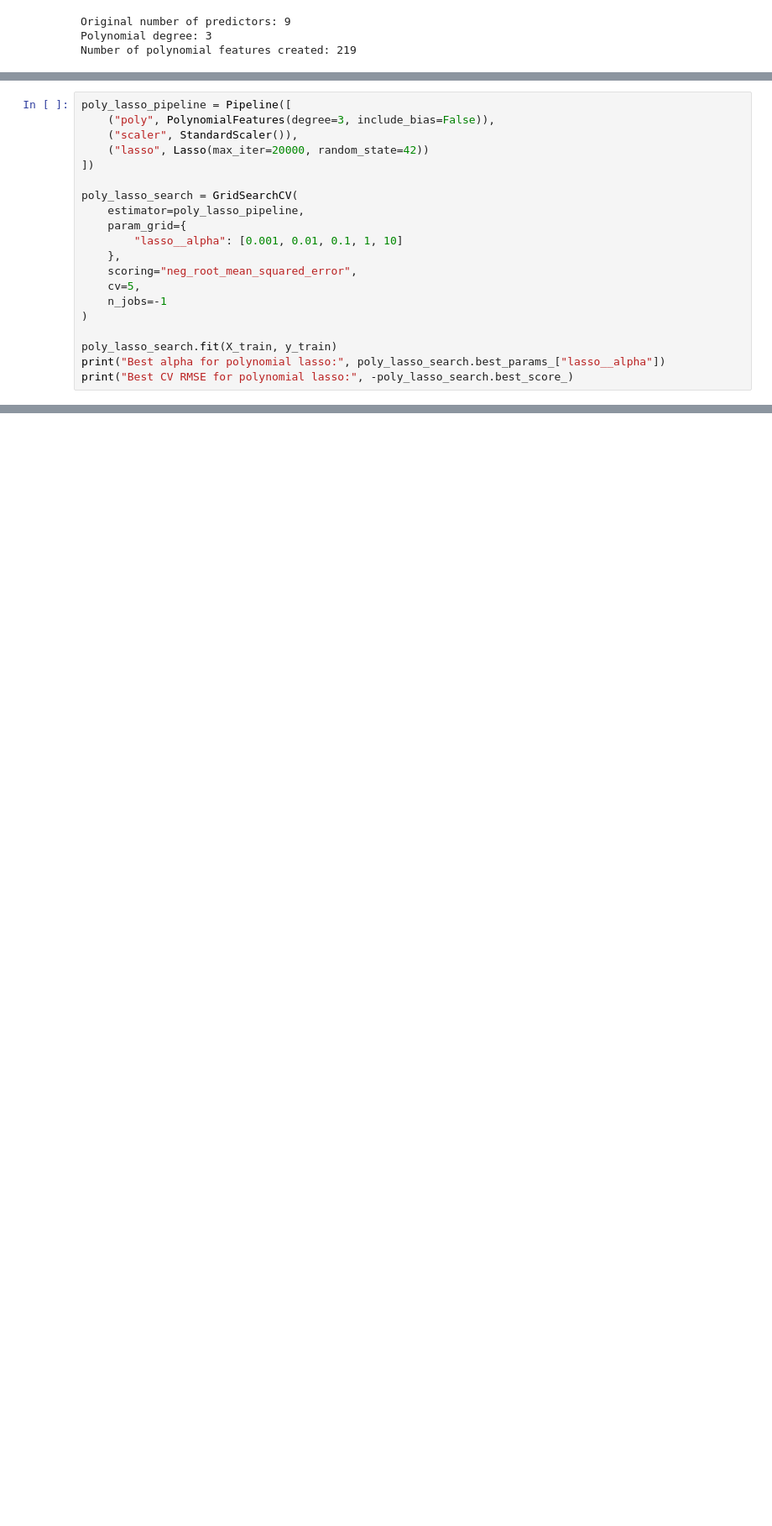
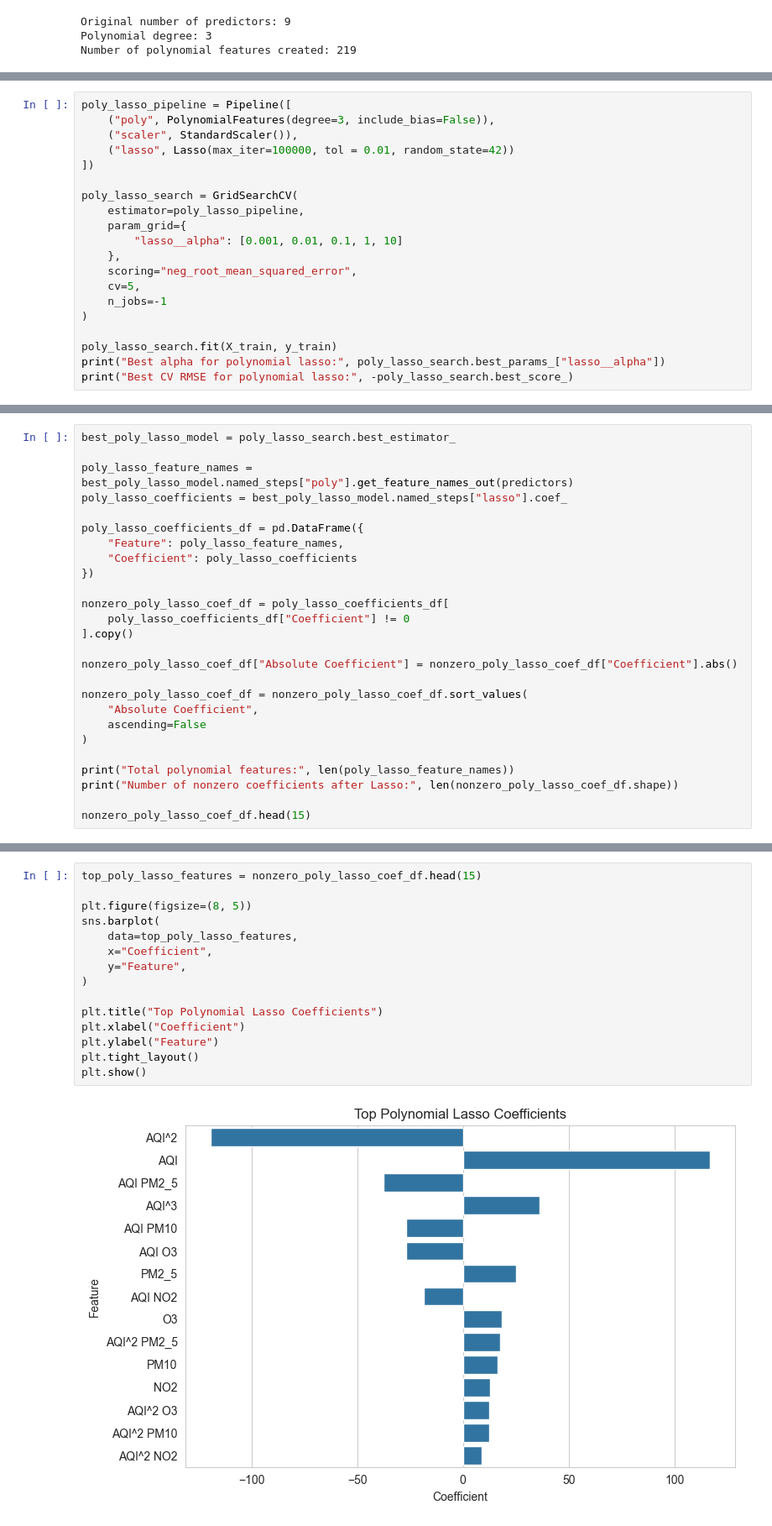
Before and after one commit to BryanR-17/COGS109-air-quality-health-impact, a Jupyter notebook: notebooks/02_regression_models.ipynb, the cells around one changed output, grey strips where cells are left out. Shown at 84% size. Saved outputs shown, nothing was run; the diff lists cells and outputs as text; blank space fills up the shorter version.

```diff
--- a/notebooks/02_regression_models.ipynb
+++ b/notebooks/02_regression_models.ipynb
@@ -286,7 +288,7 @@ Lasso helps control model complexity by shrinking weaker coefficients toward zer
 poly_lasso_pipeline = Pipeline([
     ("poly", PolynomialFeatures(degree=3, include_bias=False)),
     ("scaler", StandardScaler()),
-    ("lasso", Lasso(max_iter=20000, random_state=42))
+    ("lasso", Lasso(max_iter=100000, tol = 0.01, random_state=42))
 ])
 
 poly_lasso_search = GridSearchCV(
@@ -306,0 +325,26 @@ NameError: name 'Pipeline' is not defined
+# %%
+best_poly_lasso_model = poly_lasso_search.best_estimator_
+
+poly_lasso_feature_names = best_poly_lasso_model.named_steps["poly"].get_feature_names_out(predictors)
+poly_lasso_coefficients = best_poly_lasso_model.named_steps["lasso"].coef_
+
+poly_lasso_coefficients_df = pd.DataFrame({
+    "Feature": poly_lasso_feature_names,
+    "Coefficient": poly_lasso_coefficients
+})
+
+nonzero_poly_lasso_coef_df = poly_lasso_coefficients_df[
+    poly_lasso_coefficients_df["Coefficient"] != 0
+].copy()
+
+nonzero_poly_lasso_coef_df["Absolute Coefficient"] = nonzero_poly_lasso_coef_df["Coefficient"].abs()
+
+nonzero_poly_lasso_coef_df = nonzero_poly_lasso_coef_df.sort_values(
+    "Absolute Coefficient",
+    ascending=False
+)
+
+print("Total polynomial features:", len(poly_lasso_feature_names))
+print("Number of nonzero coefficients after Lasso:", len(nonzero_poly_lasso_coef_df.shape))
+
+nonzero_poly_lasso_coef_df.head(15)
@@ -307,3 +370,20 @@ NameError: name 'Pipeline' is not defined
+# %%
+top_poly_lasso_features = nonzero_poly_lasso_coef_df.head(15)
+
+plt.figure(figsize=(8, 5))
+sns.barplot(
+    data=top_poly_lasso_features,
+    x="Coefficient",
+    y="Feature",
+)
+
+plt.title("Top Polynomial Lasso Coefficients")
+plt.xlabel("Coefficient")
+plt.ylabel("Feature")
+plt.tight_layout()
+plt.show()
+# %% [output]
+[figure, added]
 # %% [markdown]
 ## Principal Component Regression
 Principal Component Regression (PCR) uses PCA to summarize variables into a small number of components. A linear regression model is then fitted using those components.
```
Also changed, not shown: parts of 5 cells of this notebook.
